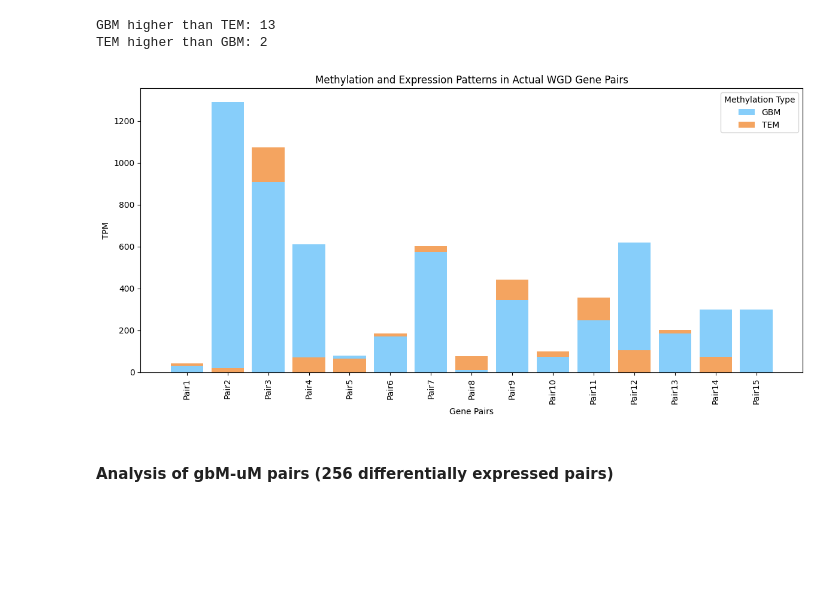
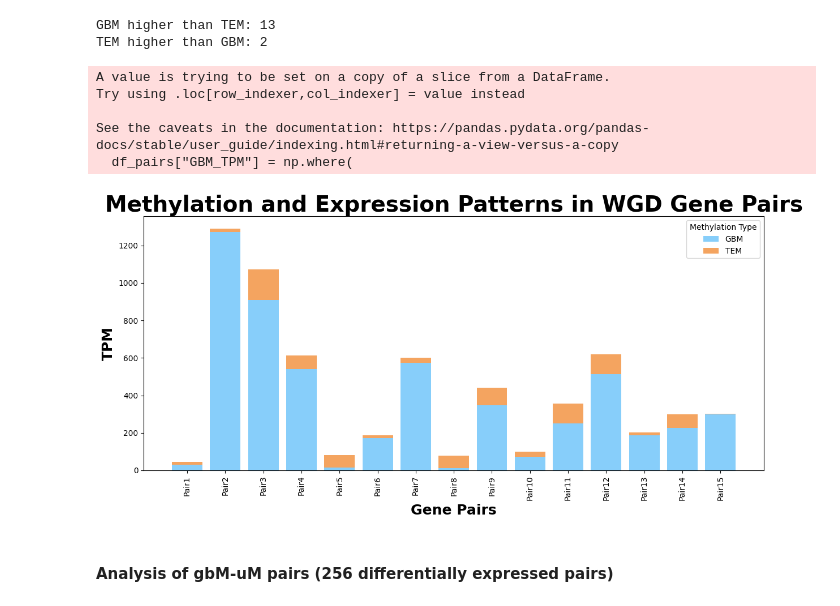
Before and after one commit to nmolina-git/methylation_Leuceana, a Jupyter notebook: ExpressionAnalysis/expressionGraphs.ipynb, the cells around one changed output. Drawn from its saved outputs; the diff is of its cells as text; code cells hidden in the pictures; blank space fills up the shorter version.

Commit message:
Updated scripts on the plots

```diff
--- a/ExpressionAnalysis/expressionGraphs.ipynb
+++ b/ExpressionAnalysis/expressionGraphs.ipynb
@@ -67,43 +67,55 @@ print(f"TEM higher than GBM: {tem_higher_gbm_wgd}")
 GBM higher than TEM: 13
 TEM higher than GBM: 2
 # %%
-# Custom colors
 color_map = {"gbm": "lightskyblue", "tem": "sandybrown"}
 
-# Assign colors for TPM1 and TPM2 based on their types
-colors_1 = df_pairs["Type1"].map(color_map)
-colors_2 = df_pairs["Type2"].map(color_map)
+# Place gbM always on the bottom in the plot
+df_pairs["GBM_TPM"] = np.where(
+    df_pairs["Type1"] == "gbm",
+    df_pairs["TPM1"],
+    df_pairs["TPM2"]
+)
 
-# Create the figure
+df_pairs["TEM_TPM"] = np.where(
+    df_pairs["Type1"] == "tem",
+    df_pairs["TPM1"],
+    df_pairs["TPM2"]
+)
+
+
 plt.figure(figsize=(12, 6))
 
-# X positions (one bar per pair)
+
 x = np.arange(len(df_pairs))
 
-# Plot stacked bars
-plt.bar(x, df_pairs["TPM1"], color=colors_1, label="TPM1")
-plt.bar(x, df_pairs["TPM2"], bottom=df_pairs["TPM1"], color=colors_2, label="TPM2")
+# Plotting gbM on bottom
+plt.bar(x, df_pairs["GBM_TPM"], color="lightskyblue")
 
-# X-axis labels
+# Plotting teM on top
+plt.bar(x, df_pairs["TEM_TPM"], bottom=df_pairs["GBM_TPM"], color="sandybrown")
+
 plt.xticks(x, df_pairs["Pair"], rotation=90)
 
-# Labels and title
-plt.xlabel("Gene Pairs")
-plt.ylabel("TPM")
-plt.title("Methylation and Expression Patterns in Actual WGD Gene Pairs")
+plt.xlabel("Gene Pairs", fontsize=18, fontweight="bold")
+plt.ylabel("TPM", fontsize=18, fontweight="bold")
+plt.title("Methylation and Expression Patterns in WGD Gene Pairs", fontsize=28, fontweight="bold")
 
-# Custom legend with updated colors
 legend_elements = [
     Patch(facecolor="lightskyblue", label="GBM"),
     Patch(facecolor="sandybrown", label="TEM")
 ]
 plt.legend(handles=legend_elements, title="Methylation Type")
 
 plt.tight_layout()
-plt.savefig("wgd_methylation_tpm.png", dpi=300, bbox_inches='tight')
+plt.savefig("wgd_gbm_tem.png", dpi=300, bbox_inches='tight')
 plt.show()
 # %% [output]
+A value is trying to be set on a copy of a slice from a DataFrame.
+Try using .loc[row_indexer,col_indexer] = value instead
+
+See the caveats in the documentation: https://pandas.pydata.org/pandas-docs/stable/user_guide/indexing.html#returning-a-view-versus-a-copy
+  df_pairs["GBM_TPM"] = np.where(
-[figure, old version]
+[figure, new version]
 # %% [markdown]
 #### Analysis of gbM-uM pairs (256 differentially expressed pairs)
 # %%
```
Also changed, not shown: parts of 49 cells of this notebook.
